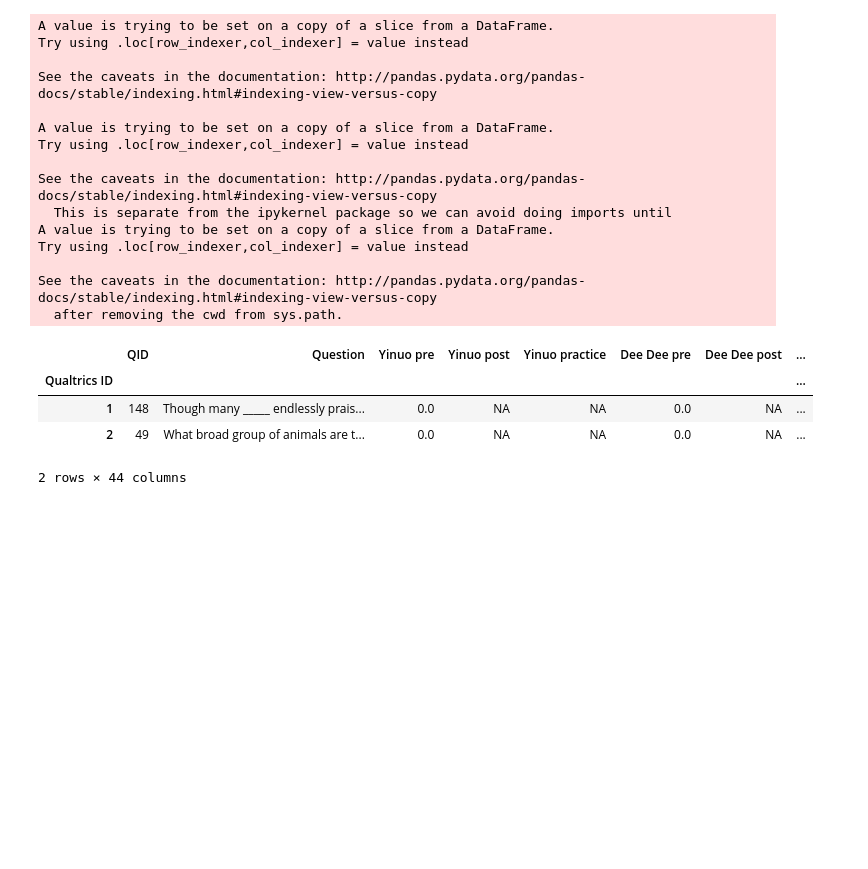
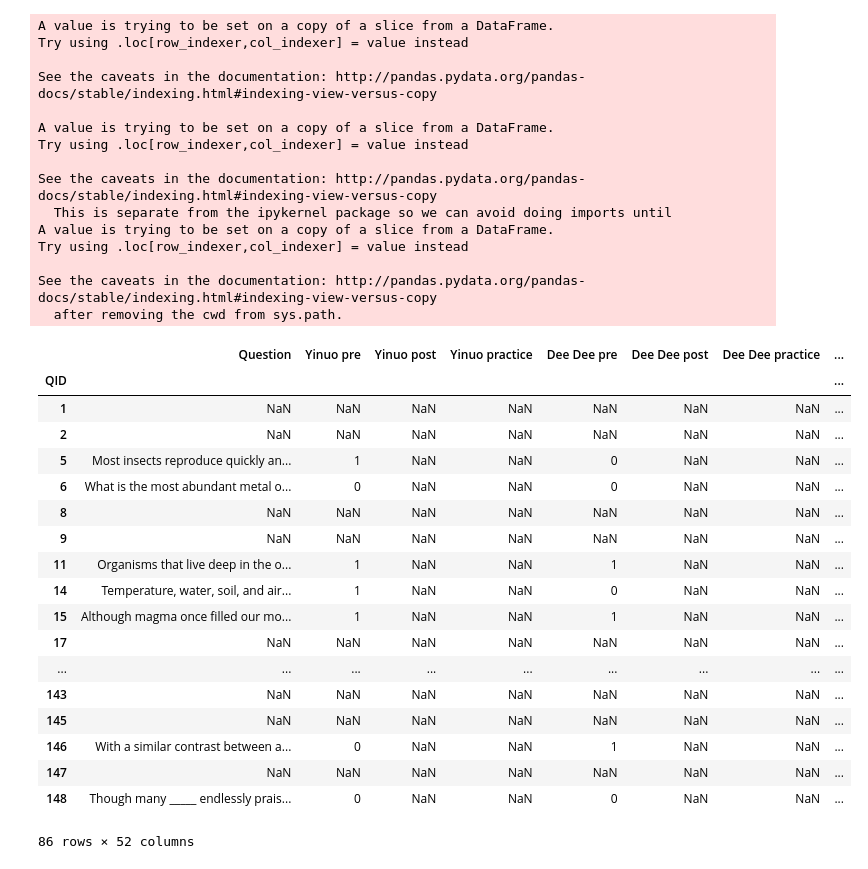
Before and after one commit to sruan2/QuizBot, a Jupyter notebook: recall_quizzes/parse_quizzes.ipynb, the cells around one changed output. Saved outputs shown, nothing was run; the diff lists cells and outputs as text; code cells hidden in the pictures; blank space fills up the shorter version.

```diff
--- a/recall_quizzes/parse_quizzes.ipynb
+++ b/recall_quizzes/parse_quizzes.ipynb
@@ -63,0 +46,4 @@ extended_df.sort_index(inplace = True)
+# %%
+qs = [1,2,5,6,8,9,11,14,15,17,18,19,21,24,25,27,29,30,31,32,35,37,38,41,42,44,45,46,49,50,51,52,53,55,56,58,59,64,65,68,72,73,75,76,77,79,82,83,84,87,88,89,90,93,94,97,99,100,102,103,104,106,111,112,113,114,117,118,120,121,125,127,128,130,131,132,133,135,136,138,141,143, 145, 146, 147, 148]
+missing_qs = pd.Series(list(set(qs) - set(df['QID'])), name = 'QID')
+len(missing_qs)
@@ -64,8 +52,10 @@ extended_df.sort_index(inplace = True)
+# %%
+extended_df = df.set_index('QID')
 # %%
-final_df = extended_df[['QID', 'Question']]
+final_df = extended_df[['Question']]
 # %%
-for name in df.columns[2:-1]:
-    final_df[name+' pre'] = (df['Answer'] == df[name]).astype(int)
+for name in extended_df.columns[1:-1]:
+    final_df[name+' pre'] = (extended_df['Answer'] == extended_df[name]).astype(int)
     final_df[name+' post'] =  'NA'
     final_df[name+' practice'] = 'NA'
 # %% [output]
@@ -84,13 +74,30 @@ Try using .loc[row_indexer,col_indexer] = value instead
 
 See the caveats in the documentation: http://pandas.pydata.org/pandas-docs/stable/indexing.html#indexing-view-versus-copy
   after removing the cwd from sys.path.
-# %%
-final_df[:2]
-# %% [output]
-|  | QID | Question | Yinuo pre | Yinuo post | Yinuo practice | Dee Dee pre | Dee Dee post | ... |
-| Qualtrics ID |  |  |  |  |  |  |  | ... |
-| 1 | 148 | Though many _____ endlessly prais... | 0.0 | NA | NA | 0.0 | NA | ... |
-| 2 | 49 | What broad group of animals are t... | 0.0 | NA | NA | 0.0 | NA | ... |
-2 rows × 44 columns
+# %%
+cols = final_df.columns
+final_df = final_df.append(pd.DataFrame('NaN', index=missing_qs, columns=cols))
+final_df = final_df.sort_index()
+final_df
+# %% [output]
+|  | Question | Yinuo pre | Yinuo post | Yinuo practice | Dee Dee pre | Dee Dee post | Dee Dee practice | ... |
+| QID |  |  |  |  |  |  |  | ... |
+| 1 | NaN | NaN | NaN | NaN | NaN | NaN | NaN | ... |
+| 2 | NaN | NaN | NaN | NaN | NaN | NaN | NaN | ... |
+| 5 | Most insects reproduce quickly an... | 1 | NaN | NaN | 0 | NaN | NaN | ... |
+| 6 | What is the most abundant metal o... | 0 | NaN | NaN | 0 | NaN | NaN | ... |
+| 8 | NaN | NaN | NaN | NaN | NaN | NaN | NaN | ... |
+| 9 | NaN | NaN | NaN | NaN | NaN | NaN | NaN | ... |
+| 11 | Organisms that live deep in the o... | 1 | NaN | NaN | 1 | NaN | NaN | ... |
+| 14 | Temperature, water, soil, and air... | 1 | NaN | NaN | 0 | NaN | NaN | ... |
+| 15 | Although magma once filled our mo... | 1 | NaN | NaN | 1 | NaN | NaN | ... |
+| 17 | NaN | NaN | NaN | NaN | NaN | NaN | NaN | ... |
+| ... | ... | ... | ... | ... | ... | ... | ... | ... |
+| 143 | NaN | NaN | NaN | NaN | NaN | NaN | NaN | ... |
+| 145 | NaN | NaN | NaN | NaN | NaN | NaN | NaN | ... |
+| 146 | With a similar contrast between a... | 0 | NaN | NaN | 1 | NaN | NaN | ... |
+| 147 | NaN | NaN | NaN | NaN | NaN | NaN | NaN | ... |
+| 148 | Though many _____ endlessly prais... | 0 | NaN | NaN | 0 | NaN | NaN | ... |
+86 rows × 52 columns
 # %%
 final_df.to_csv('user_records.csv')
```
Also changed, not shown: parts of 4 cells of this notebook, 7 other files.
